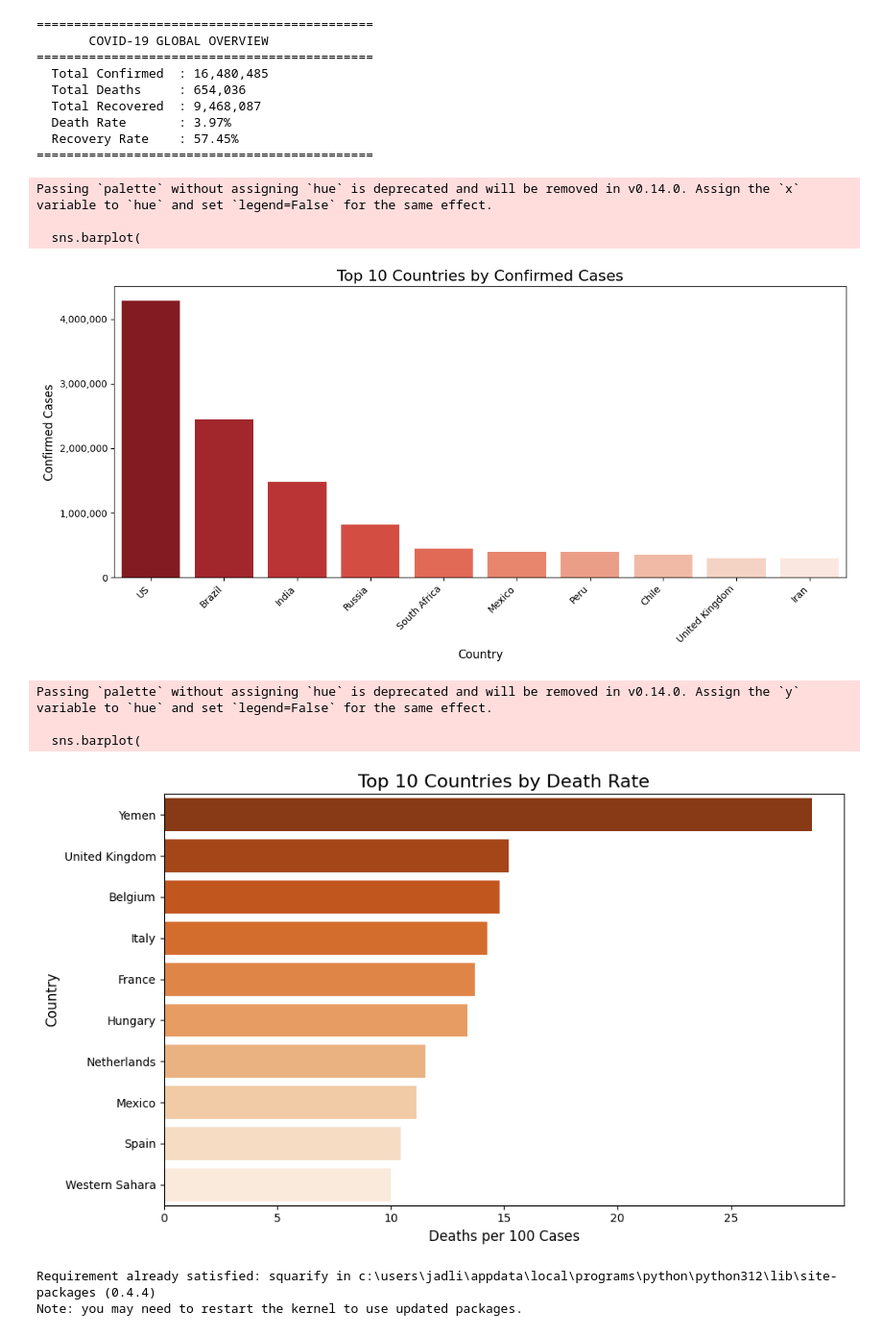
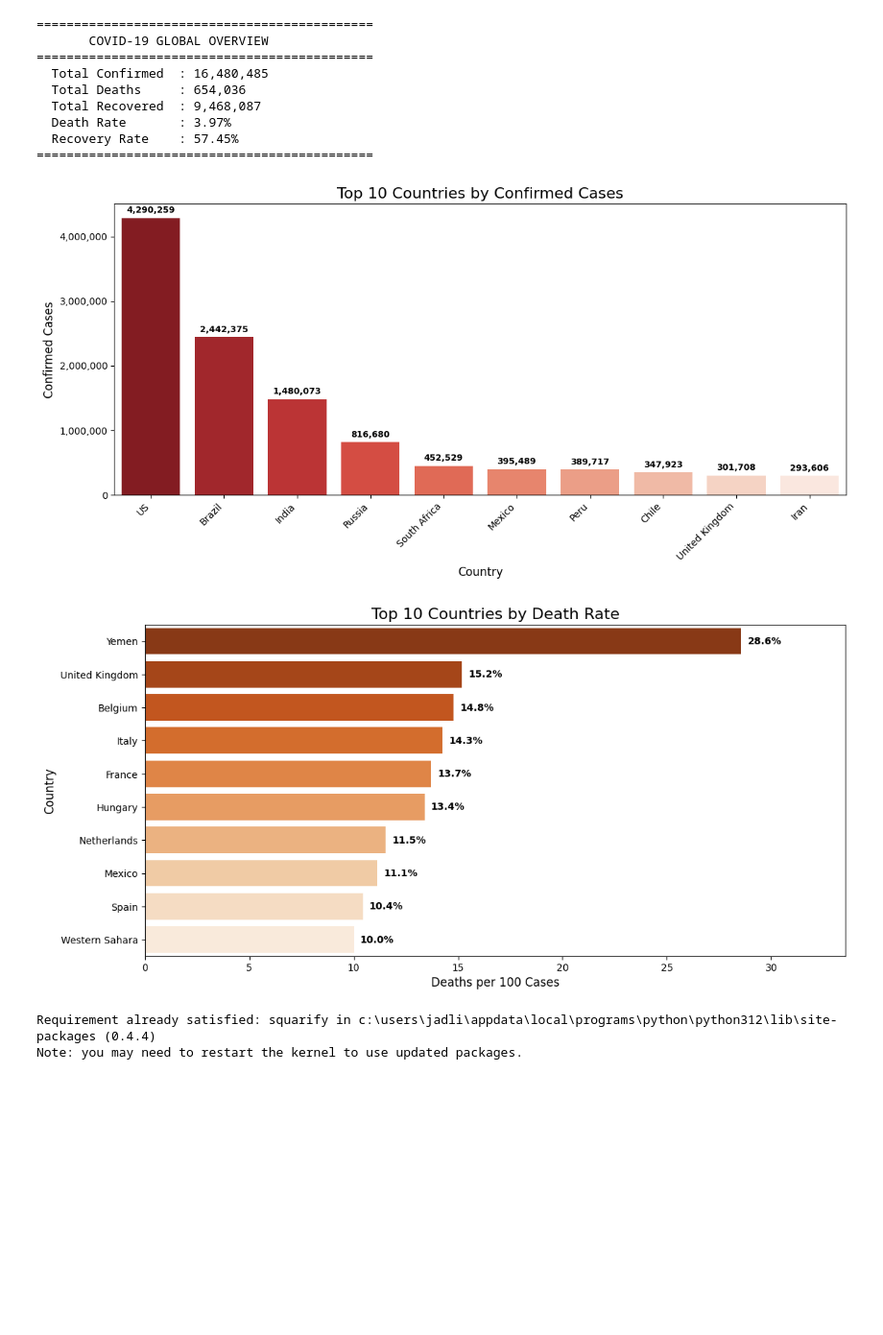
Before and after one commit to jadliudit/covid19-global-analysis, a Jupyter notebook: notebooks/01_data_loading.ipynb, the cells around one changed output. Shown at 96% size. Saved outputs shown, nothing was run; the diff lists cells and outputs as text; code cells hidden in the pictures; blank space fills up the shorter version.

Commit message:
Update Section 5: add numbers to charts and fix FutureWarnings

```diff
--- a/notebooks/01_data_loading.ipynb
+++ b/notebooks/01_data_loading.ipynb
@@ -565,8 +565,23 @@ sns.barplot(
     data    = top10_confirmed,
     x       = 'Country/Region',
     y       = 'Confirmed',
-    palette = 'Reds_r'
+    hue     = 'Country/Region',  # Added to fix FutureWarning
+    palette = 'Reds_r',
+    legend  = False              # Hide legend as it is not needed
 )
+
+# Adding numbers on top of each bar
+for i, row in enumerate(top10_confirmed.itertuples()):
+    # Formatting the number with commas and placing it on top of each bar
+    plt.text(
+        i,                              # x position - bar number
+        row.Confirmed + 50000,          # y position - slightly above the bar
+        f'{row.Confirmed:,}',           # number formatted with commas
+        ha     = 'center',              # aligning text to center of bar
+        va     = 'bottom',              # placing text at the bottom of the position
+        fontsize = 9,                   # font size
+        fontweight = 'bold'             # making it bold so it stands out
+    )
 
 # Add title and axis labels
 plt.title('Top 10 Countries by Confirmed Cases', fontsize=16)  # Chart title
@@ -587,47 +602,60 @@ plt.tight_layout()
 # Display the chart
 plt.show()
 # %% [output]
-Passing `palette` without assigning `hue` is deprecated and will be removed in v0.14.0. Assign the `x` variable to `hue` and set `legend=False` for the same effect.
-
-  sns.barplot(
-[figure, old version]
+[figure, new version]
 # %%
 # ---- 5.3a Top 10 Countries by Death Rate - Horizontal Bar Chart ----
 # Used for: clear ranking comparison between countries
 # Best for: showing which country ranks higher/lower at a glance
 
-# ... horizontal bar chart code ...
-
-# Top 10 countries with highest death rate
-# 'Deaths / 100 Cases' means how many deaths per 100 confirmed cases
+# Get top 10 countries with highest death rate
 top10_death_rate = datasets['country_wise_latest'].nlargest(10, 'Deaths / 100 Cases')
 
-# Create the bar chart
-plt.figure(figsize=(10, 6))  # Set the size of the chart
+# Reset index so we can access rows easily
+top10_death_rate = top10_death_rate.reset_index(drop=True)
 
-# Draw the bar chart
-sns.barplot(
+# Create the chart - made wider to fit numbers at the end of bars
+plt.figure(figsize=(12, 6))
+
+# Draw horizontal bar chart
+ax = sns.barplot(
     data    = top10_death_rate,
-    x       = 'Deaths / 100 Cases',  # x axis = death rate (numerical)
-    y       = 'Country/Region',       # y axis = country names (text)
-    palette = 'Oranges_r'
+    x       = 'Deaths / 100 Cases',
+    y       = 'Country/Region',
+    hue     = 'Country/Region',  # Added to fix FutureWarning
+    palette = 'Oranges_r',
+    legend  = False              # Hide legend as it is not needed
 )
 
+# Add numbers at the end of each horizontal bar
+for i in range(len(top10_death_rate)):
+    # Get the death rate value directly from the dataframe using row index
+    value = top10_death_rate.loc[i, 'Deaths / 100 Cases']
+    ax.text(
+        value + 0.3,         # x position - slightly after the end of the bar
+        i,                    # y position - bar number
+        f'{value:.1f}%',      # number formatted to 1 decimal place with % sign
+        ha       = 'left',    # aligning text to left of position
+        va       = 'center',  # aligning text to the centre of the bar height
+        fontsize = 10,        # font size
+        fontweight = 'bold'   # making it bold so it stands out
+    )
+
 # Add title and axis labels
-plt.title('Top 10 Countries by Death Rate', fontsize=16)  # Chart title
-plt.xlabel('Deaths per 100 Cases', fontsize=12)           # X axis label
-plt.ylabel('Country', fontsize=12)                        # Y axis label
+plt.title('Top 10 Countries by Death Rate', fontsize=16)
+plt.xlabel('Deaths per 100 Cases', fontsize=12)
+plt.ylabel('Country', fontsize=12)
+
+# Add extra space on the right so numbers don't get cut off
+plt.xlim(0, top10_death_rate['Deaths / 100 Cases'].max() + 5)
 
 # Adjust layout so nothing gets cut off
-plt.tight_layout()
+plt.tight_layout(pad=2.0)
 
 # Display the chart
 plt.show()
 # %% [output]
-Passing `palette` without assigning `hue` is deprecated and will be removed in v0.14.0. Assign the `y` variable to `hue` and set `legend=False` for the same effect.
-
-  sns.barplot(
-[figure, old version]
+[figure, new version]
 # %%
 # ---- 5.3b Top 10 Countries by Death Rate - Treemap ----
 # Used for: showing proportional differences visually
```
Also changed, not shown: parts of 2 cells of this notebook.
